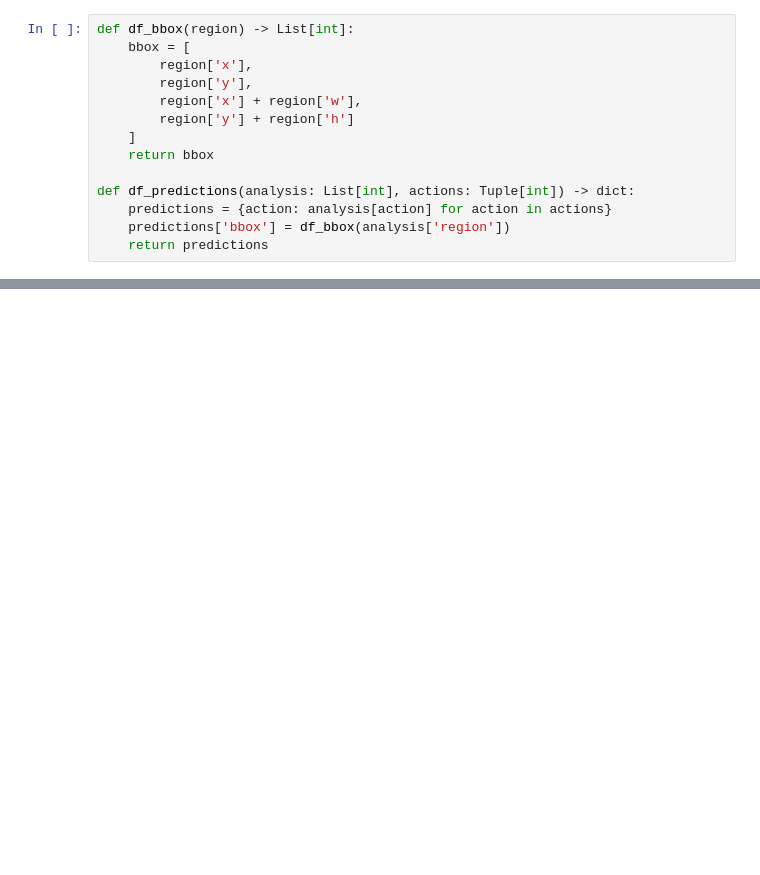
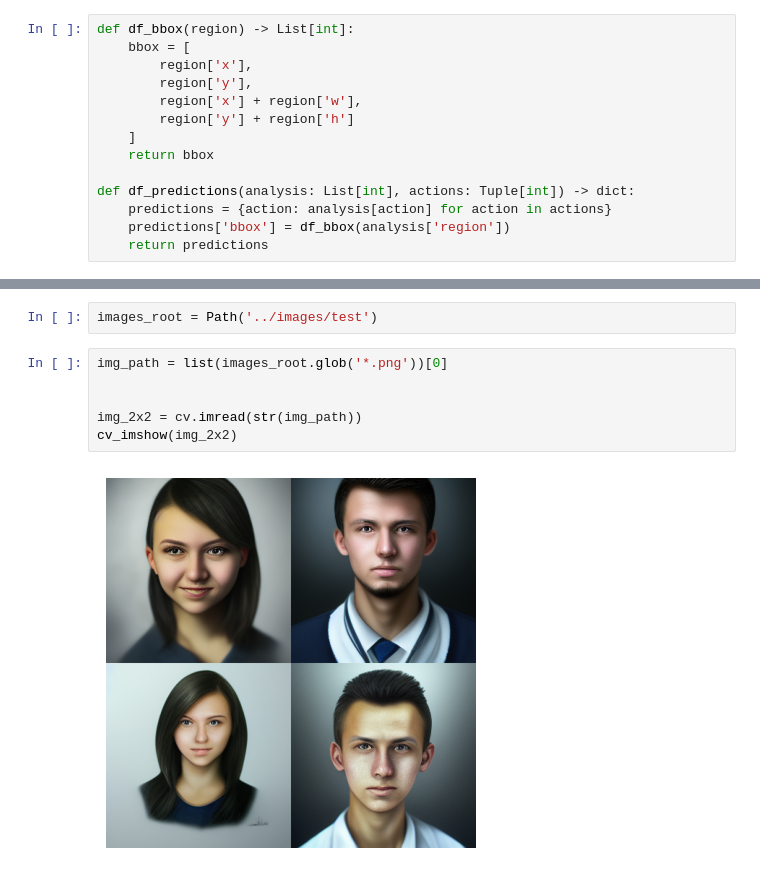
Before and after one commit to TRSS-Research/SAAC, a Jupyter notebook: notebooks/DeepFace Prediction.ipynb, the cells around one changed output, grey strips where cells are left out. Cells and saved outputs as stored; diff of their text form; blank space fills up the shorter version.

```diff
--- a/notebooks/DeepFace Prediction.ipynb
+++ b/notebooks/DeepFace Prediction.ipynb
@@ -200,0 +173,10 @@ def quadrant_predictions(
+# %%
+images_root = Path('../images/test')
+# %%
+img_path = list(images_root.glob('*.png'))[0]
+
+
+img_2x2 = cv.imread(str(img_path))
+cv_imshow(img_2x2)
+# %% [output]
+[figure, added]
```
Also changed, not shown: parts of 23 cells of this notebook.
